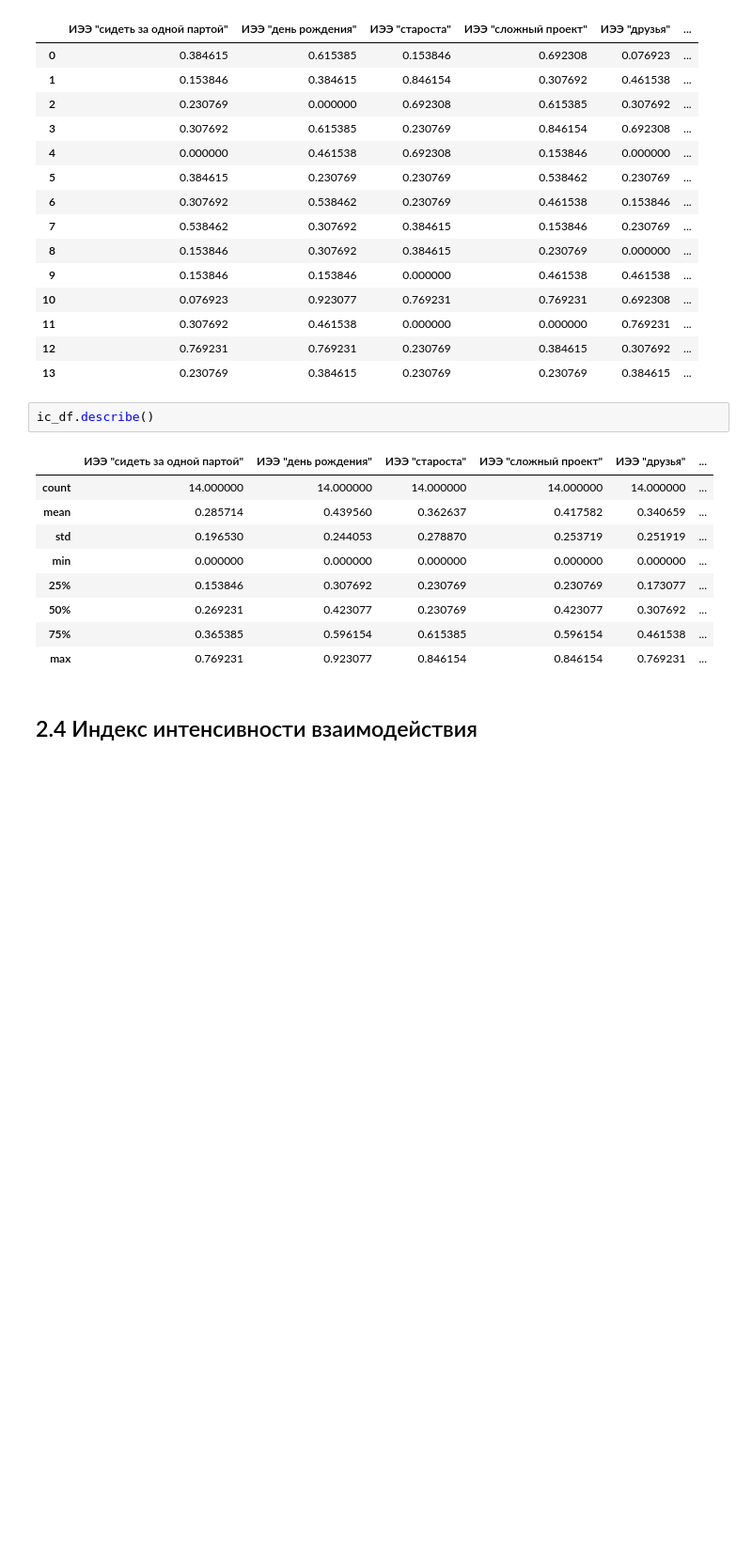
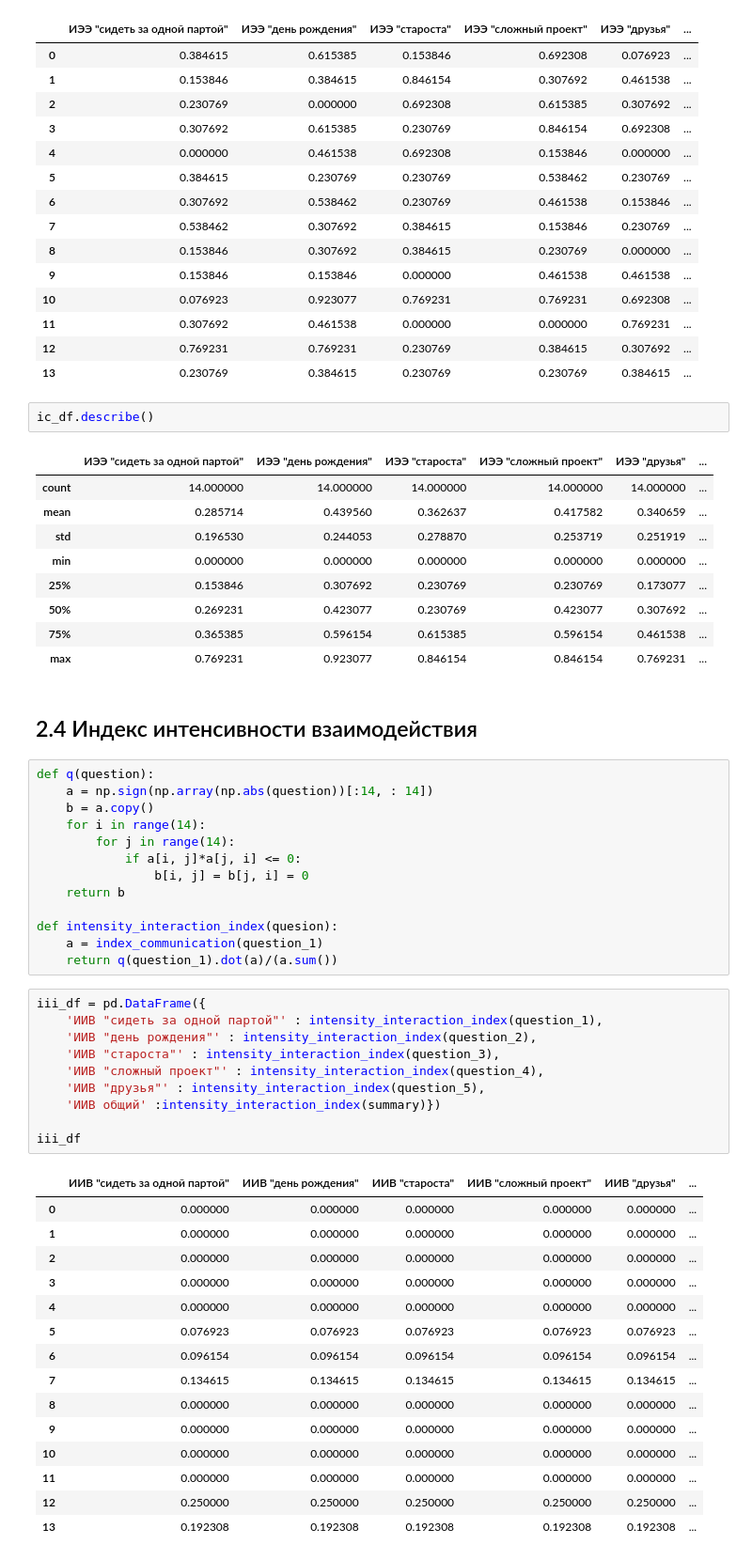
Before and after one commit to aptmess/pm.socio, a Jupyter notebook: code/socio.ipynb, the cells around one changed output. Shown: that part at 94% size. Cells and saved outputs as stored; diff of their text form; blank space fills up the shorter version.

```diff
--- a/code/socio.ipynb
+++ b/code/socio.ipynb
@@ -375,3 +375,42 @@ ic_df.describe()
 | max | 0.769231 | 0.923077 | 0.846154 | 0.846154 | 0.769231 | ... |
 # %% [markdown]
 ## 2.4 Индекс интенсивности взаимодействия
+# %%
+def q(question):
+    a = np.sign(np.array(np.abs(question))[:14, : 14])
+    b = a.copy()
+    for i in range(14):
+        for j in range(14):
+            if a[i, j]*a[j, i] <= 0:
+                b[i, j] = b[j, i] = 0
+    return b
+
+def intensity_interaction_index(quesion):
+    a = index_communication(question_1)
+    return q(question_1).dot(a)/(a.sum())
+# %%
+iii_df = pd.DataFrame({
+    'ИИВ "сидеть за одной партой"' : intensity_interaction_index(question_1),
+    'ИИВ "день рождения"' : intensity_interaction_index(question_2),
+    'ИИВ "староста"' : intensity_interaction_index(question_3),
+    'ИИВ "сложный проект"' : intensity_interaction_index(question_4),
+    'ИИВ "друзья"' : intensity_interaction_index(question_5),
+    'ИИВ общий' :intensity_interaction_index(summary)})
+
+iii_df
+# %% [output]
+|  | ИИВ "сидеть за одной партой" | ИИВ "день рождения" | ИИВ "староста" | ИИВ "сложный проект" | ИИВ "друзья" | ... |
+| 0 | 0.000000 | 0.000000 | 0.000000 | 0.000000 | 0.000000 | ... |
+| 1 | 0.000000 | 0.000000 | 0.000000 | 0.000000 | 0.000000 | ... |
+| 2 | 0.000000 | 0.000000 | 0.000000 | 0.000000 | 0.000000 | ... |
+| 3 | 0.000000 | 0.000000 | 0.000000 | 0.000000 | 0.000000 | ... |
+| 4 | 0.000000 | 0.000000 | 0.000000 | 0.000000 | 0.000000 | ... |
+| 5 | 0.076923 | 0.076923 | 0.076923 | 0.076923 | 0.076923 | ... |
+| 6 | 0.096154 | 0.096154 | 0.096154 | 0.096154 | 0.096154 | ... |
+| 7 | 0.134615 | 0.134615 | 0.134615 | 0.134615 | 0.134615 | ... |
+| 8 | 0.000000 | 0.000000 | 0.000000 | 0.000000 | 0.000000 | ... |
+| 9 | 0.000000 | 0.000000 | 0.000000 | 0.000000 | 0.000000 | ... |
+| 10 | 0.000000 | 0.000000 | 0.000000 | 0.000000 | 0.000000 | ... |
+| 11 | 0.000000 | 0.000000 | 0.000000 | 0.000000 | 0.000000 | ... |
+| 12 | 0.250000 | 0.250000 | 0.250000 | 0.250000 | 0.250000 | ... |
+| 13 | 0.192308 | 0.192308 | 0.192308 | 0.192308 | 0.192308 | ... |
```
Also changed, not shown: parts of 1 cell of this notebook.
